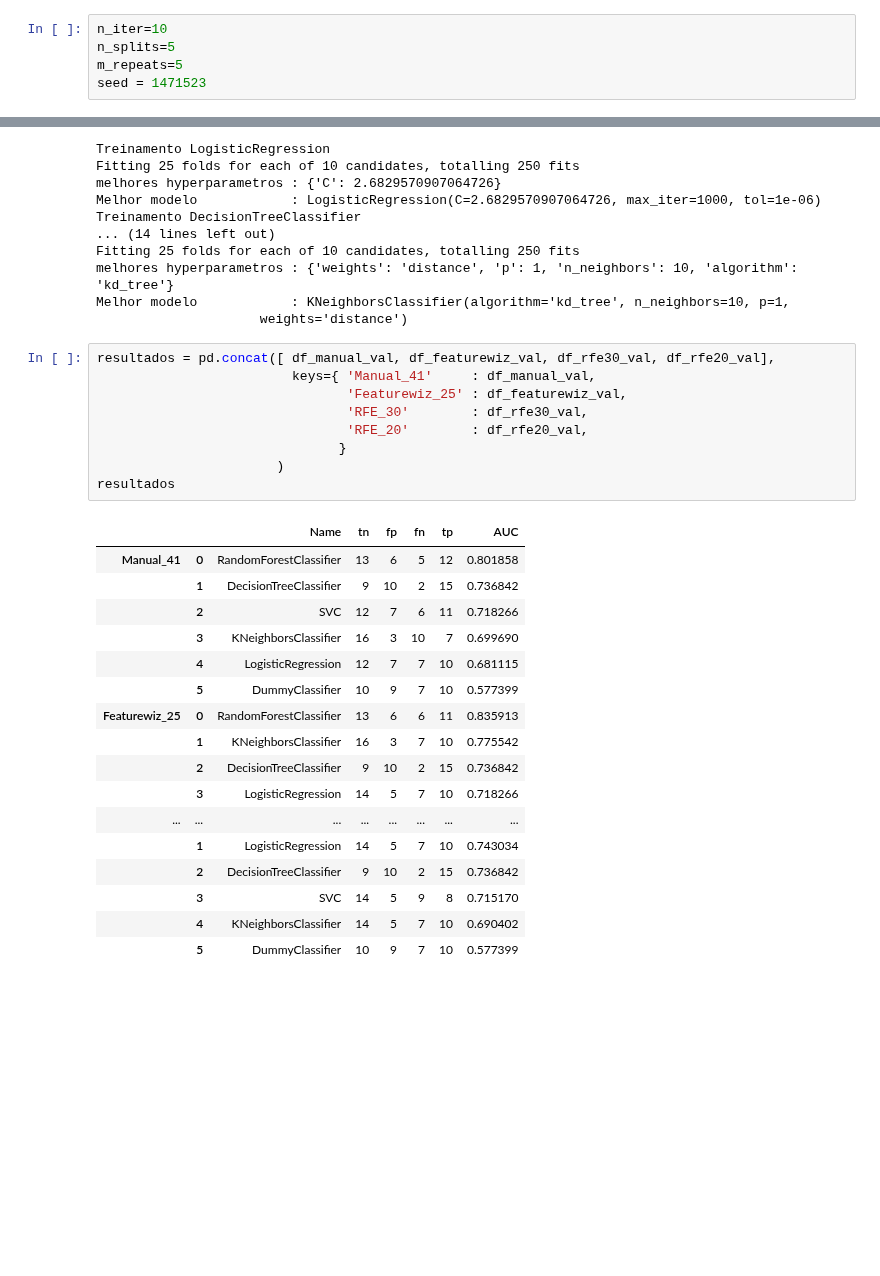
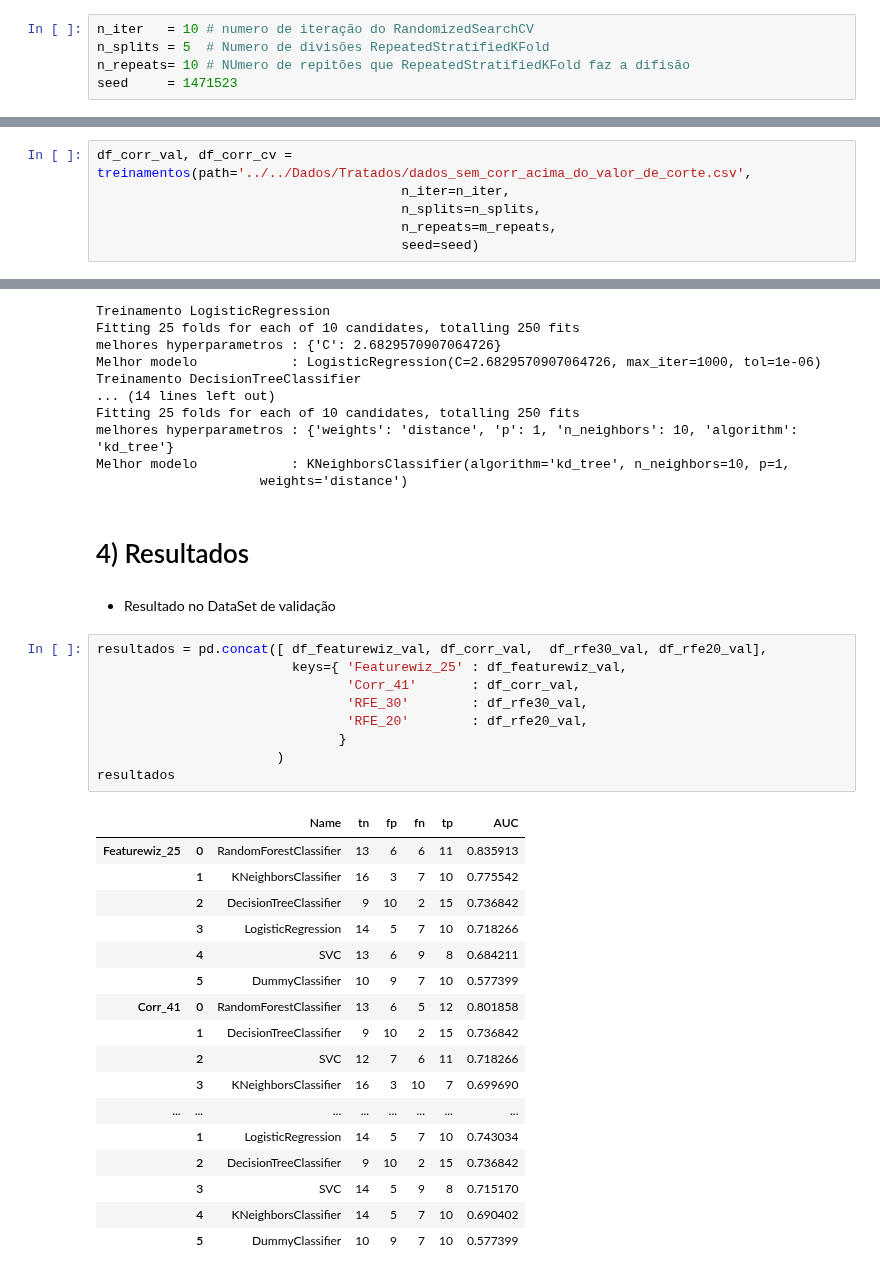
Before and after one commit to HenriqueCCdA/BC_DS_Projeto_Final, a Jupyter notebook: Notebooks/ML/treina_diferentes_var_explicativas.ipynb, the cells around one changed output, grey strips where cells are left out. Cells and saved outputs as stored; diff of their text form; blank space fills up the shorter version.

```diff
--- a/Notebooks/ML/treina_diferentes_var_explicativas.ipynb
+++ b/Notebooks/ML/treina_diferentes_var_explicativas.ipynb
@@ -8,5 +71,5 @@ import pandas as pd
 # %%
-n_iter=10
-n_splits=5
-m_repeats=5
-seed = 1471523
+n_iter   = 10 # numero de iteração do RandomizedSearchCV
+n_splits = 5  # Numero de divisões RepeatedStratifiedKFold
+n_repeats= 10 # NUmero de repitões que RepeatedStratifiedKFold faz a difisão
+seed     = 1471523
@@ -84,0 +110,6 @@ Melhor modelo            : KNeighborsClassifier(algorithm='kd_tree', n_neighbors
+# %%
+df_corr_val, df_corr_cv = treinamentos(path='../../Dados/Tratados/dados_sem_corr_acima_do_valor_de_corte.csv',
+                                       n_iter=n_iter,
+                                       n_splits=n_splits,
+                                       n_repeats=m_repeats,
+                                       seed=seed)
@@ -106,27 +188,31 @@ Fitting 25 folds for each of 10 candidates, totalling 250 fits
 melhores hyperparametros : {'weights': 'distance', 'p': 1, 'n_neighbors': 10, 'algorithm': 'kd_tree'}
 Melhor modelo            : KNeighborsClassifier(algorithm='kd_tree', n_neighbors=10, p=1,
                      weights='distance')
+# %% [markdown]
+# 4) Resultados
+# %% [markdown]
+* Resultado no DataSet de validação
 # %%
-resultados = pd.concat([ df_manual_val, df_featurewiz_val, df_rfe30_val, df_rfe20_val],
-                         keys={ 'Manual_41'     : df_manual_val,
-                                'Featurewiz_25' : df_featurewiz_val,
+resultados = pd.concat([ df_featurewiz_val, df_corr_val,  df_rfe30_val, df_rfe20_val],
+                         keys={ 'Featurewiz_25' : df_featurewiz_val,
+                                'Corr_41'       : df_corr_val,
                                 'RFE_30'        : df_rfe30_val,
                                 'RFE_20'        : df_rfe20_val,
                                }
                        )
 resultados
 # %% [output]
 |  |  | Name | tn | fp | fn | tp | AUC |
-| Manual_41 | 0 | RandomForestClassifier | 13 | 6 | 5 | 12 | 0.801858 |
-|  | 1 | DecisionTreeClassifier | 9 | 10 | 2 | 15 | 0.736842 |
-|  | 2 | SVC | 12 | 7 | 6 | 11 | 0.718266 |
-|  | 3 | KNeighborsClassifier | 16 | 3 | 10 | 7 | 0.699690 |
-|  | 4 | LogisticRegression | 12 | 7 | 7 | 10 | 0.681115 |
-|  | 5 | DummyClassifier | 10 | 9 | 7 | 10 | 0.577399 |
 | Featurewiz_25 | 0 | RandomForestClassifier | 13 | 6 | 6 | 11 | 0.835913 |
 |  | 1 | KNeighborsClassifier | 16 | 3 | 7 | 10 | 0.775542 |
 |  | 2 | DecisionTreeClassifier | 9 | 10 | 2 | 15 | 0.736842 |
 |  | 3 | LogisticRegression | 14 | 5 | 7 | 10 | 0.718266 |
+|  | 4 | SVC | 13 | 6 | 9 | 8 | 0.684211 |
+|  | 5 | DummyClassifier | 10 | 9 | 7 | 10 | 0.577399 |
+| Corr_41 | 0 | RandomForestClassifier | 13 | 6 | 5 | 12 | 0.801858 |
+|  | 1 | DecisionTreeClassifier | 9 | 10 | 2 | 15 | 0.736842 |
+|  | 2 | SVC | 12 | 7 | 6 | 11 | 0.718266 |
+|  | 3 | KNeighborsClassifier | 16 | 3 | 10 | 7 | 0.699690 |
 | ... | ... | ... | ... | ... | ... | ... | ... |
 |  | 1 | LogisticRegression | 14 | 5 | 7 | 10 | 0.743034 |
 |  | 2 | DecisionTreeClassifier | 9 | 10 | 2 | 15 | 0.736842 |
```
Also changed, not shown: parts of 21 cells of this notebook, 2 other files.
